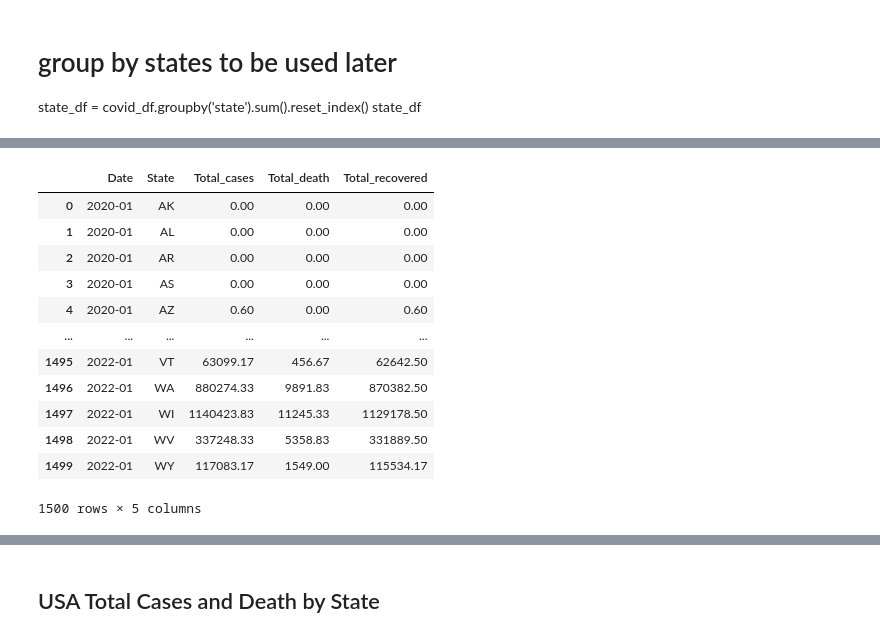
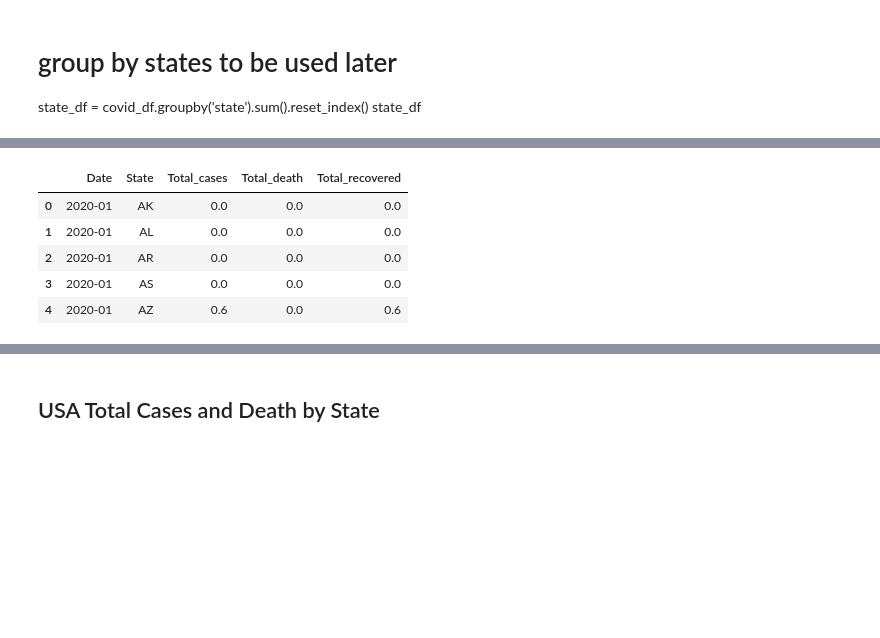
Before and after one commit to gotar1/COVID-19-Dashboard, a Jupyter notebook: Notebooks/analysis.ipynb, the cells around one changed output, grey strips where cells are left out. Saved outputs shown, nothing was run; the diff lists cells and outputs as text; code cells hidden in the pictures; blank space fills up the shorter version.

```diff
--- a/Notebooks/analysis.ipynb
+++ b/Notebooks/analysis.ipynb
@@ -142,21 +147,14 @@ covid_monthly_df
 # %%
 # rename columns. name gotta be compatable wth sqlite database naming potocol.
 covid_monthly_df = covid_monthly_df.rename(columns={"date": "Date", "state": "State", "tot_cases": "Total_cases", "tot_death": "Total_death"})
-covid_monthly_df
+covid_monthly_df.head()
 # %% [output]
 |  | Date | State | Total_cases | Total_death | Total_recovered |
-| 0 | 2020-01 | AK | 0.00 | 0.00 | 0.00 |
-| 1 | 2020-01 | AL | 0.00 | 0.00 | 0.00 |
-| 2 | 2020-01 | AR | 0.00 | 0.00 | 0.00 |
-| 3 | 2020-01 | AS | 0.00 | 0.00 | 0.00 |
-| 4 | 2020-01 | AZ | 0.60 | 0.00 | 0.60 |
-| ... | ... | ... | ... | ... | ... |
-| 1495 | 2022-01 | VT | 63099.17 | 456.67 | 62642.50 |
-| 1496 | 2022-01 | WA | 880274.33 | 9891.83 | 870382.50 |
-| 1497 | 2022-01 | WI | 1140423.83 | 11245.33 | 1129178.50 |
-| 1498 | 2022-01 | WV | 337248.33 | 5358.83 | 331889.50 |
-| 1499 | 2022-01 | WY | 117083.17 | 1549.00 | 115534.17 |
+| 0 | 2020-01 | AK | 0.0 | 0.0 | 0.0 |
+| 1 | 2020-01 | AL | 0.0 | 0.0 | 0.0 |
+| 2 | 2020-01 | AR | 0.0 | 0.0 | 0.0 |
+| 3 | 2020-01 | AS | 0.0 | 0.0 | 0.0 |
+| 4 | 2020-01 | AZ | 0.6 | 0.0 | 0.6 |
-1500 rows × 5 columns
 # %%
 # add death and recovery percentage columns. change NA values to zero
 covid_monthly_df['Death_percent'] = round((covid_monthly_df.Total_death/covid_monthly_df.Total_cases)*100, 2)
```
Also changed, not shown: parts of 27 cells of this notebook, 10 other files.
